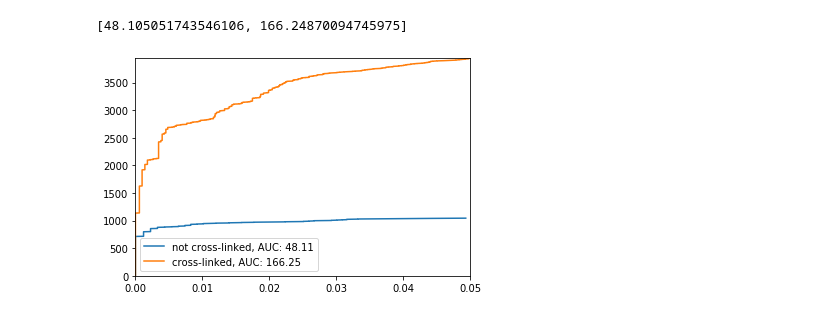
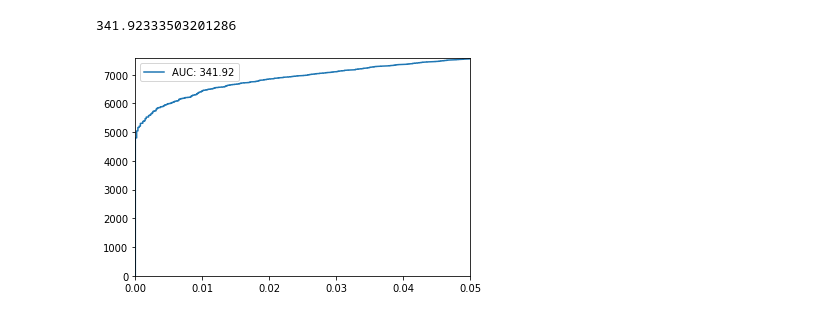
Before and after one commit to emilpaulitz/Bachelor-Thesis, a Jupyter notebook: src/Main.ipynb, the cells around one changed output. Saved outputs shown, nothing was run; the diff lists cells and outputs as text; code cells hidden in the pictures.

```diff
--- a/src/Main.ipynb
+++ b/src/Main.ipynb
@@ -49,5 +42,5 @@ evalXL(p)
-# %%
-evalXL(dSlow)
-# %% [output]
-[48.105051743546106, 166.24870094745975]
-[figure, removed]
+# %%
+pc.pseudoROC(p)
+# %% [output]
+341.92333503201286
+[figure, added]
```
Also changed, not shown: parts of 6 cells of this notebook, 7 other files.
